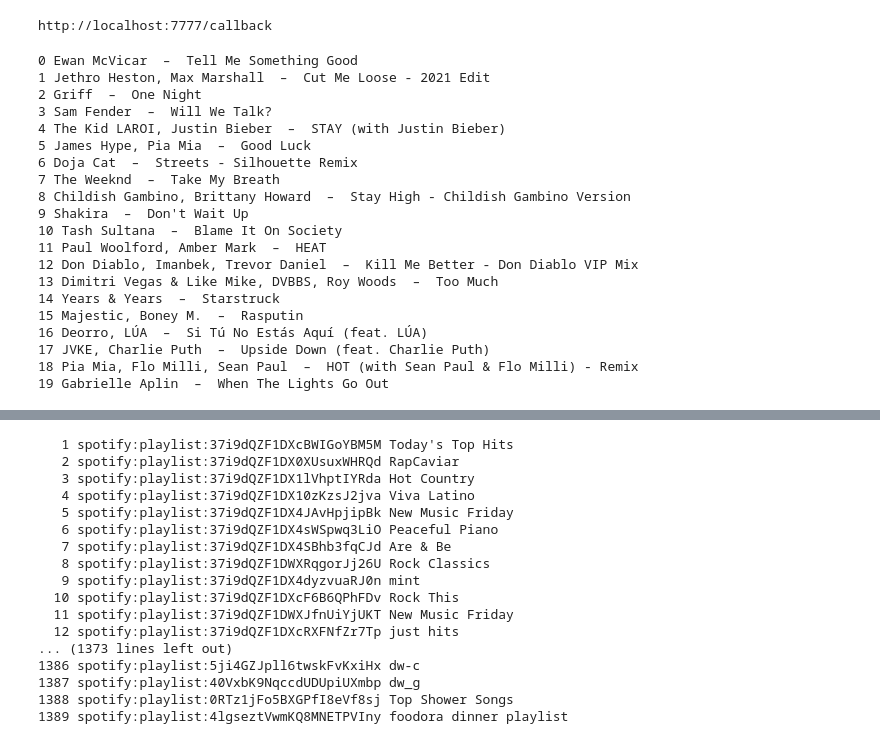
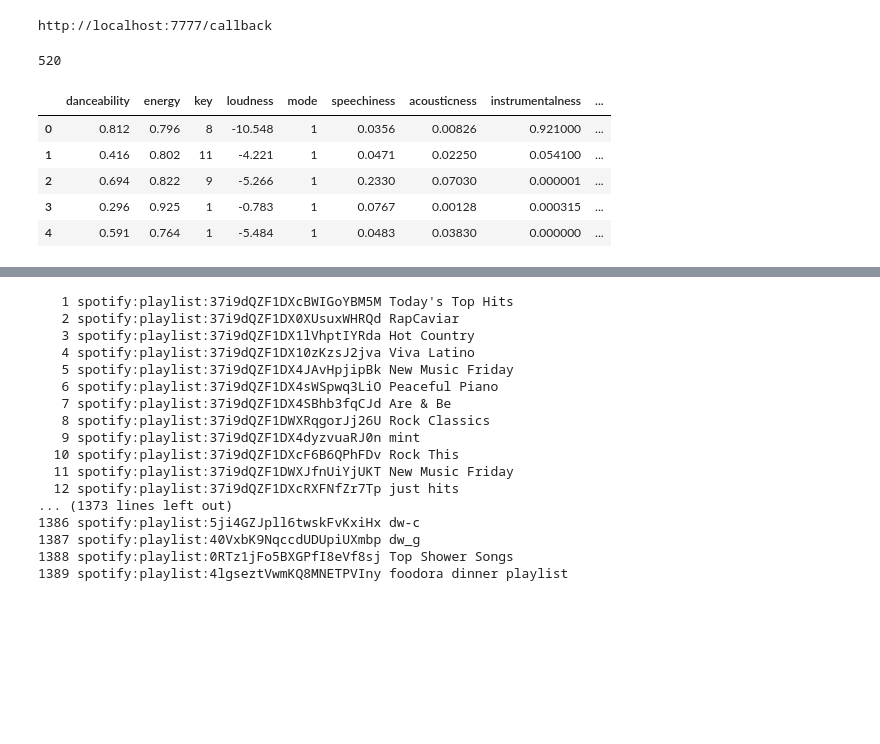
Before and after one commit to matthewevans94/spotify-recommender-system, a Jupyter notebook: scrapbook.ipynb, the cells around one changed output, grey strips where cells are left out. Saved outputs shown, nothing was run; the diff lists cells and outputs as text; code cells hidden in the pictures; blank space fills up the shorter version.

```diff
--- a/scrapbook.ipynb
+++ b/scrapbook.ipynb
@@ -14,29 +14,3 @@ from spotipy.oauth2 import SpotifyOAuth
 scope = "playlist-read-private user-read-private user-read-email user-library-read"
 
 sp = spotipy.Spotify(auth_manager=SpotifyOAuth(scope=scope))
-
-results = sp.current_user_saved_tracks()
-for idx, item in enumerate(results['items']):
-    track = item['track']
-    print(idx, ', '.join(i['name'] for i in track['artists']), " – ", track['name'])
-# %% [output]
-0 Ewan McVicar  –  Tell Me Something Good
-1 Jethro Heston, Max Marshall  –  Cut Me Loose - 2021 Edit
-2 Griff  –  One Night
-3 Sam Fender  –  Will We Talk?
-4 The Kid LAROI, Justin Bieber  –  STAY (with Justin Bieber)
-5 James Hype, Pia Mia  –  Good Luck
-6 Doja Cat  –  Streets - Silhouette Remix
-7 The Weeknd  –  Take My Breath
-8 Childish Gambino, Brittany Howard  –  Stay High - Childish Gambino Version
-9 Shakira  –  Don't Wait Up
-10 Tash Sultana  –  Blame It On Society
-11 Paul Woolford, Amber Mark  –  HEAT
-12 Don Diablo, Imanbek, Trevor Daniel  –  Kill Me Better - Don Diablo VIP Mix
-13 Dimitri Vegas & Like Mike, DVBBS, Roy Woods  –  Too Much
-14 Years & Years  –  Starstruck
-15 Majestic, Boney M.  –  Rasputin
-16 Deorro, LÚA  –  Si Tú No Estás Aquí (feat. LÚA)
-17 JVKE, Charlie Puth  –  Upside Down (feat. Charlie Puth)
-18 Pia Mia, Flo Milli, Sean Paul  –  HOT (with Sean Paul & Flo Milli) - Remix
-19 Gabrielle Aplin  –  When The Lights Go Out
@@ -42,0 +28,4 @@ for idx, item in enumerate(results['items']):
+# %%
+print(len(track_ids))
+# %% [output]
+520
@@ -42,0 +37,11 @@ for idx, item in enumerate(results['items']):
+# %%
+import pandas as pd
+df = pd.DataFrame(aud_features)
+df.head(5)
+# %% [output]
+|  | danceability | energy | key | loudness | mode | speechiness | acousticness | instrumentalness | ... |
+| 0 | 0.812 | 0.796 | 8 | -10.548 | 1 | 0.0356 | 0.00826 | 0.921000 | ... |
+| 1 | 0.416 | 0.802 | 11 | -4.221 | 1 | 0.0471 | 0.02250 | 0.054100 | ... |
+| 2 | 0.694 | 0.822 | 9 | -5.266 | 1 | 0.2330 | 0.07030 | 0.000001 | ... |
+| 3 | 0.296 | 0.925 | 1 | -0.783 | 1 | 0.0767 | 0.00128 | 0.000315 | ... |
+| 4 | 0.591 | 0.764 | 1 | -5.484 | 1 | 0.0483 | 0.03830 | 0.000000 | ... |
```
Also changed, not shown: parts of 8 cells of this notebook.
